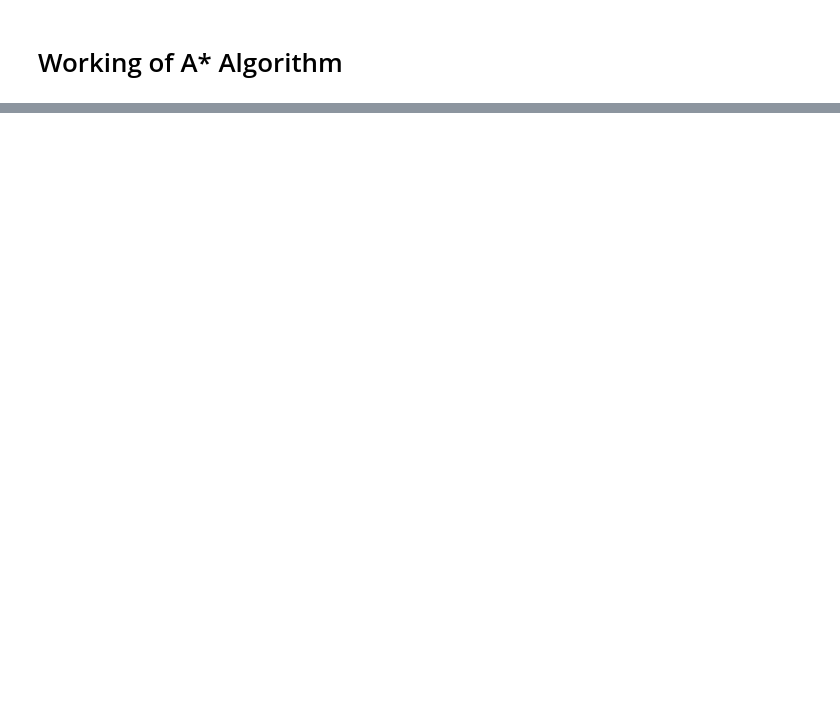
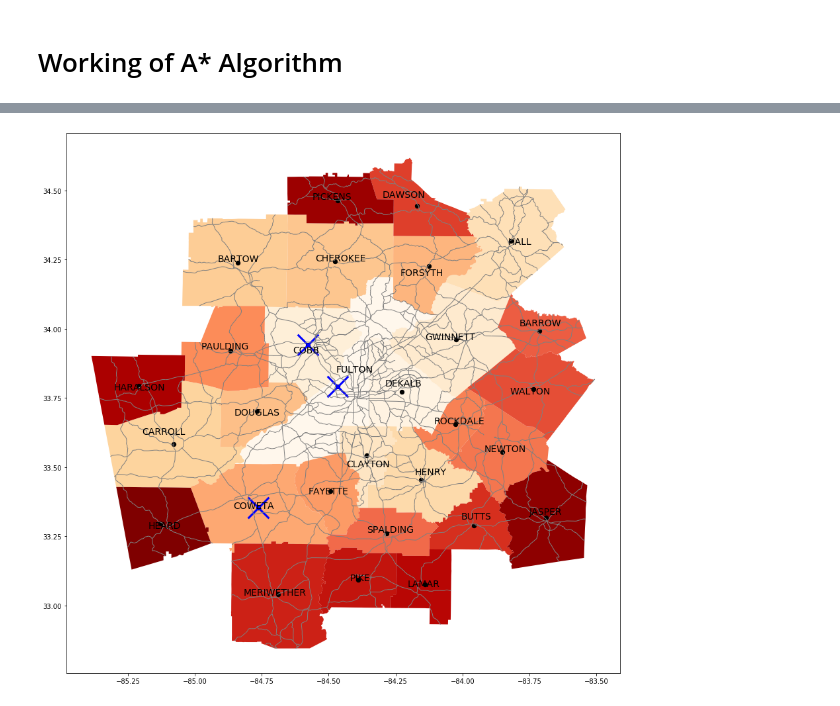
Before and after one commit to SameeraTurupu/Safest_corona_regions, a Jupyter notebook: Astar_Algorithm.ipynb, the cells around one changed output, grey strips where cells are left out. Saved outputs shown, nothing was run; the diff lists cells and outputs as text; code cells hidden in the pictures; blank space fills up the shorter version.

Commit message:
Added code for Visualizations.
Spell change in csv files.

```diff
--- a/Astar_Algorithm.ipynb
+++ b/Astar_Algorithm.ipynb
@@ -267,0 +332,29 @@ Final path found: ['cobb', 'fulton', 'coweta']
+# %%
+at['coords'] = at['geometry'].apply(lambda x: x.representative_point().coords[:])
+at['coords'] = [coords[0] for coords in at['coords']]
+county=pd.read_csv("Data/mapfinal.csv")
+# %%
+at_county=county.set_index('county').join(at.set_index('NAME10'),how='inner')
+at_county.reset_index(inplace=True)
+at_county.rename(columns={"index": "NAME10","\xa0CASES":"cases","\xa0DEATHS":"deaths"},inplace=True)
+at_county['cases']=at_county['cases'].str.replace(",","")
+crs={'init':'epsg:4326'}
+at_county=gpd.GeoDataFrame(at_county,crs=crs,geometry=at_county['geometry'])
+# %%
+points = at_county.copy()
+points['geometry'] = points['geometry'].centroid
+at_df= points[points['NAME10'].str.contains('|'.join(output),case=False)]
+# %%
+mr=gpd.read_file('data/Major_Roads/Major_Roads.shp')
+# %%
+fig,ax=plt.subplots(figsize=(15,15))
+base=at_county.plot(ax=ax,cmap='OrRd')
+base2=points.plot(ax=base,color="black",markersize=40,marker="o")
+base3=at_df.plot(ax=base2,color="blue",markersize=1000,marker="x",linewidth=3)
+base4=mr.plot(ax=base3,color="grey",linewidth=1)
+for idx, row in at_county.iterrows():
+    plt.annotate(s=row['Label'], xy=row['coords'],
+                 horizontalalignment='center',fontsize=14)
+plt.show()
+# %% [output]
+[figure, added]
```
Also changed, not shown: parts of 14 cells of this notebook, 3 other files.
